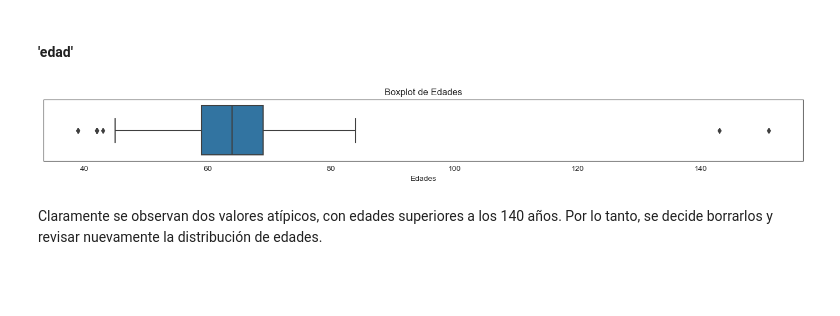
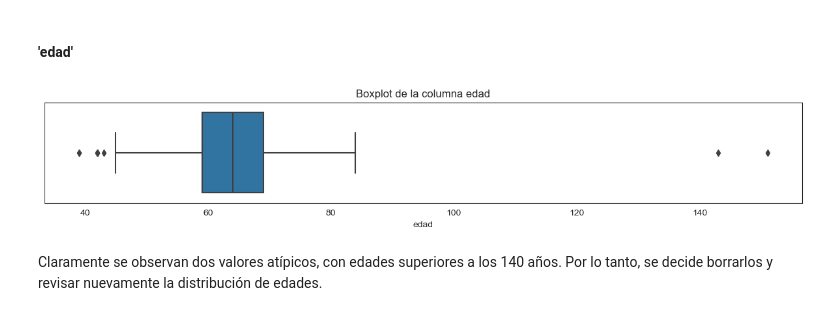
Before and after one commit to Slindex/PI-M6, a Jupyter notebook: Carla/02_EDA.ipynb, the cells around one changed output. Cells and saved outputs as stored; diff of their text form; code cells hidden in the pictures; blank space fills up the shorter version.

Commit message:
actualizacion ETL, EDA. Subo utils.py

```diff
--- a/Carla/02_EDA.ipynb
+++ b/Carla/02_EDA.ipynb
@@ -81,18 +87,10 @@ df.describe(include='object')
 ### Variables cuantitativas
 # %% [markdown]
 #### 'edad'
-# %%
-plt.figure(figsize=(14, 2))
-# Boxplot
-sns.boxplot(data=df, x=df['edad'])
-
-plt.title("Boxplot de Edades"), plt.xlabel('Edades')
-
-# Ajusta los espacios entre subplots y muestra
-plt.tight_layout()
-plt.show()
-# %% [output]
-[figure, removed]
+# %%
+utils.boxplot(df, 'edad')
+# %% [output]
+[figure, added]
 # %% [markdown]
 Claramente se observan dos valores atípicos, con edades superiores a los 140 años. Por lo tanto, se decide borrarlos y revisar nuevamente la distribución de edades.
 # %%
```
Also changed, not shown: parts of 64 cells of this notebook, 2 other files.
